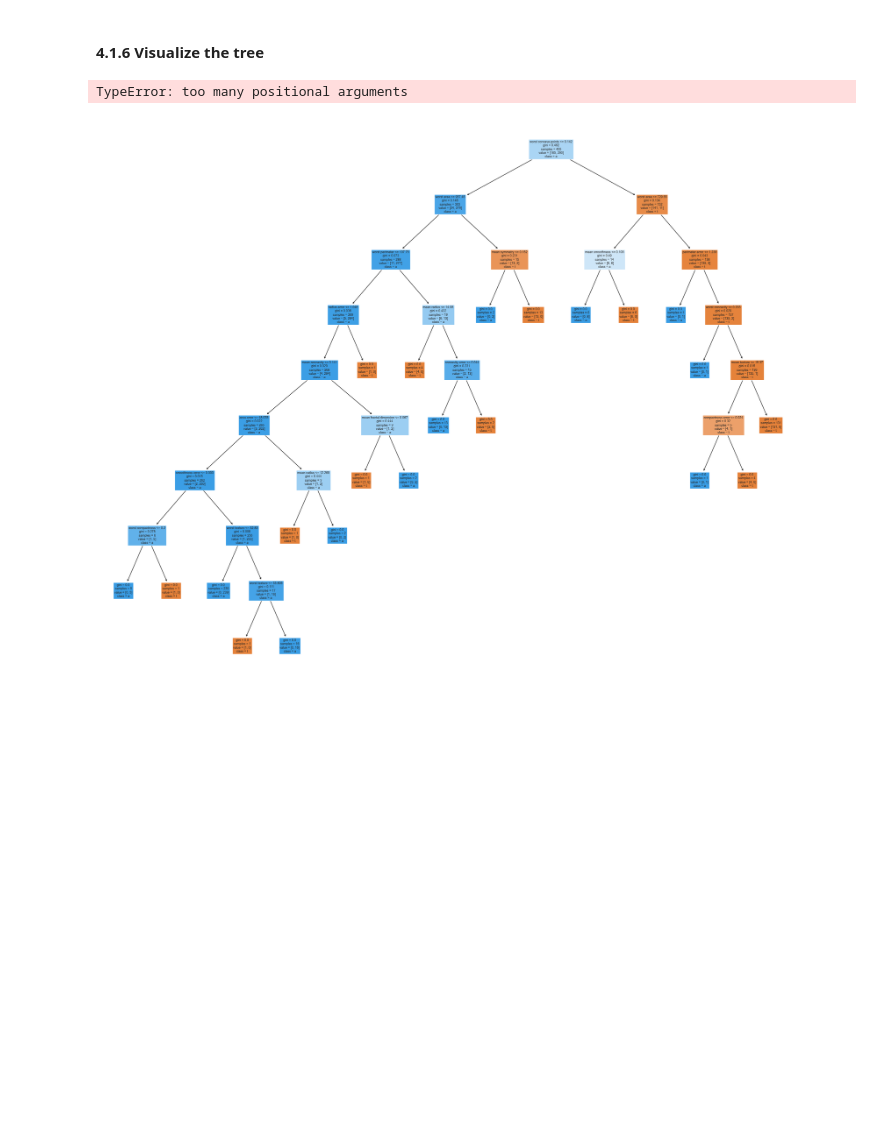
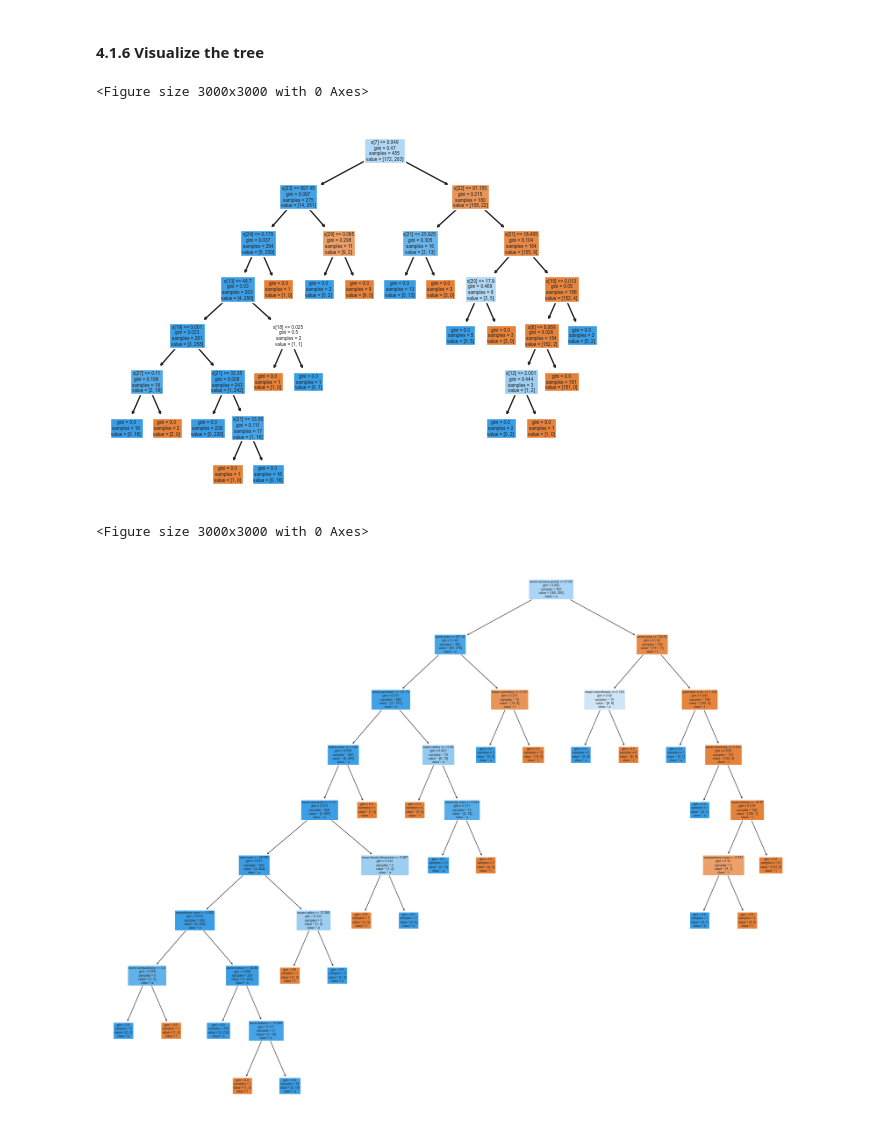
Before and after one commit to hannah-hana-kim/DSAN-5000-Lab, a Jupyter notebook: lab-5.1/assignment.ipynb, the cells around one changed output. Saved outputs shown, nothing was run; the diff lists cells and outputs as text; code cells hidden in the pictures; blank space fills up the shorter version.

```diff
--- a/lab-5.1/assignment.ipynb
+++ b/lab-5.1/assignment.ipynb
@@ -297,12 +295,20 @@ POSITIVE PRECISION (Y=1): 0.9857142857142858
  #### 4.1.6  Visualize the tree
 # %%
 # INSERT CODE TO WRITE A FUNCTION "def plot_tree(model,X,Y)" VISUALIZE THE DECISION TREE (see https://mljar.com/blog/visualize-decision-tree/ for an example)
-def plot_tree(model,X,Y):
-    tree.plot_tree(model, X, Y, filled=True)
+# def plot_tree(model,X,Y):
+#     tree.plot_tree(model, X, Y, filled=True)
 
-plot_tree(model, x, y)
+# plot_tree(model, x, y)
+
+def plot_tree(model):
+    tree.plot_tree(model,filled=True)
+
+plot_tree(model)
+plt.figure(figsize=(30,30))
 # %% [output]
-TypeError: too many positional arguments
+<Figure size 3000x3000 with 0 Axes>
+[figure, added]
+<Figure size 3000x3000 with 0 Axes>
 # %%
 # INSERT CODE TO WRITE A FUNCTION "def plot_tree(model,X,Y)" VISUALIZE THE DECISION TREE (see https://mljar.com/blog/visualize-decision-tree/ for an example)
 def plot_tree(model,X,Y):
```
Also changed, not shown: parts of 8 cells of this notebook.
